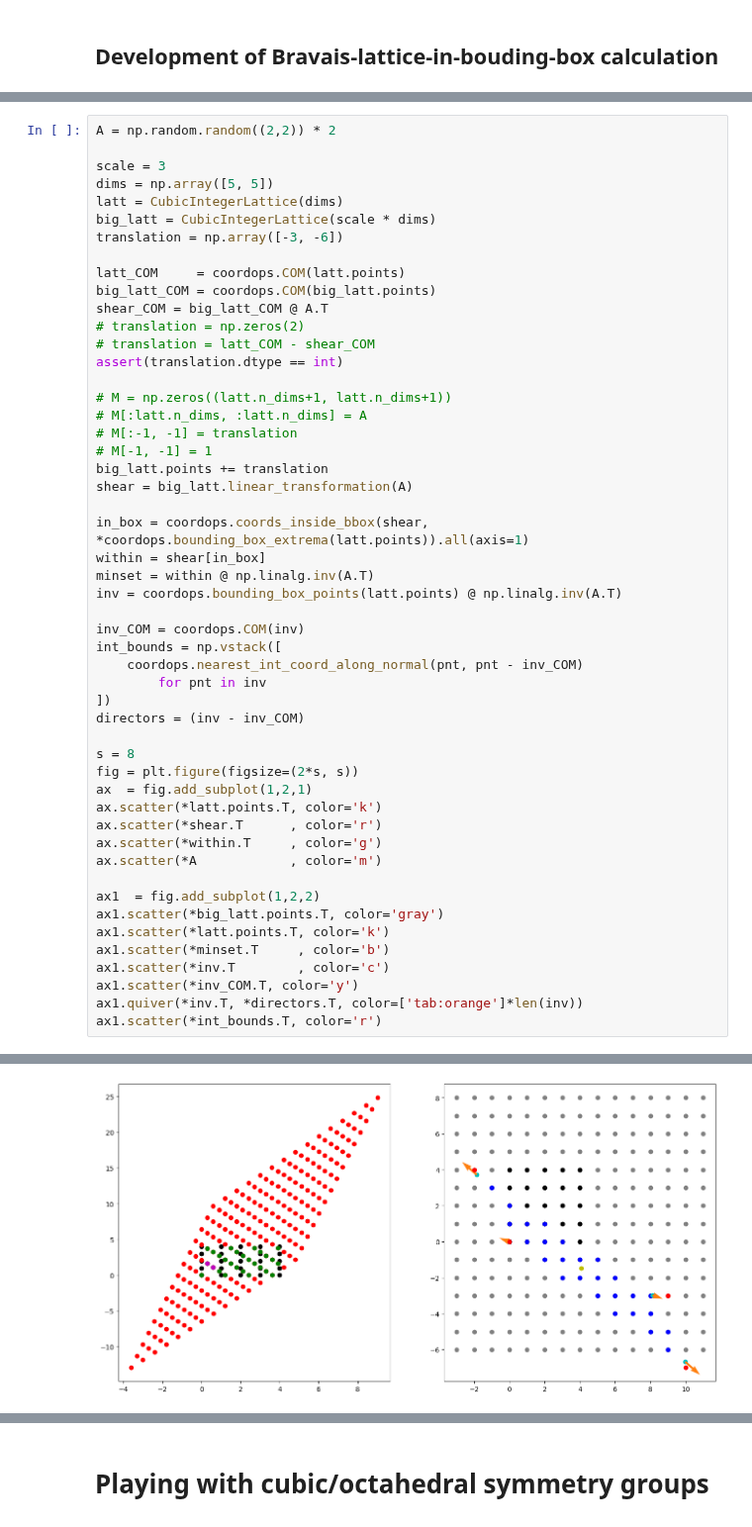
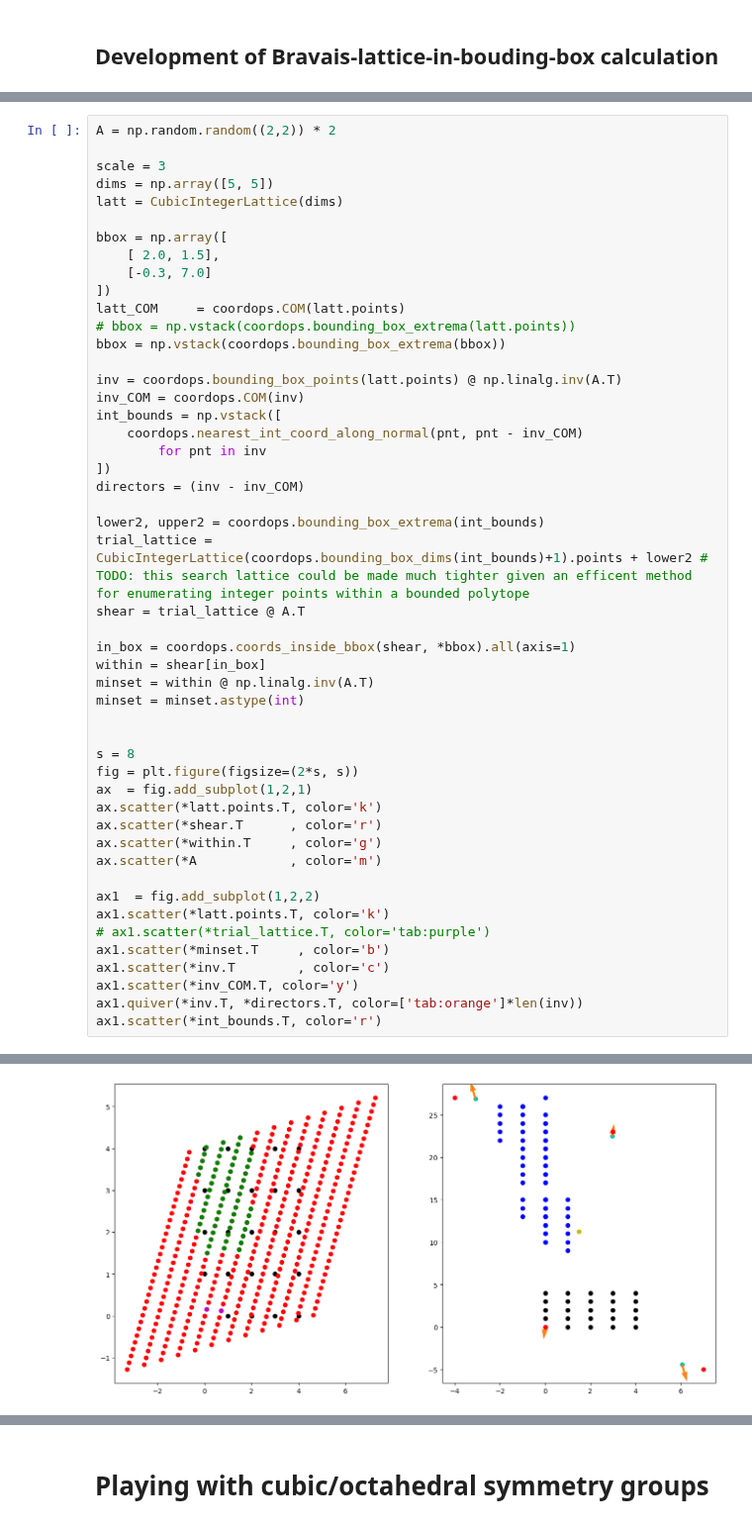
Before and after one commit to timbernat/NREL_polymers, a Jupyter notebook: coordgen.ipynb, the cells around one changed output, grey strips where cells are left out. Shown at 99% size. Saved outputs shown, nothing was run; the diff lists cells and outputs as text.

Commit message:
Encapsulated bounding box utilities with representation class

```diff
--- a/coordgen.ipynb
+++ b/coordgen.ipynb
@@ -97,51 +188,49 @@ A = np.random.random((2,2)) * 2
 scale = 3
 dims = np.array([5, 5])
 latt = CubicIntegerLattice(dims)
-big_latt = CubicIntegerLattice(scale * dims)
-translation = np.array([-3, -6])
 
+bbox = np.array([
+    [ 2.0, 1.5],
+    [-0.3, 7.0]
+])
 latt_COM     = coordops.COM(latt.points)
-big_latt_COM = coordops.COM(big_latt.points)
-shear_COM = big_latt_COM @ A.T
-# translation = np.zeros(2)
-# translation = latt_COM - shear_COM
-assert(translation.dtype == int)
+# bbox = np.vstack(coordops.bounding_box_extrema(latt.points))
+bbox = np.vstack(coordops.bounding_box_extrema(bbox))
 
-# M = np.zeros((latt.n_dims+1, latt.n_dims+1))
-# M[:latt.n_dims, :latt.n_dims] = A
-# M[:-1, -1] = translation
-# M[-1, -1] = 1
-big_latt.points += translation
-shear = big_latt.linear_transformation(A)
-
-in_box = coordops.coords_inside_bbox(shear, *coordops.bounding_box_extrema(latt.points)).all(axis=1)
-within = shear[in_box]
-minset = within @ np.linalg.inv(A.T)
 inv = coordops.bounding_box_points(latt.points) @ np.linalg.inv(A.T)
-
 inv_COM = coordops.COM(inv)
 int_bounds = np.vstack([
     coordops.nearest_int_coord_along_normal(pnt, pnt - inv_COM)
         for pnt in inv
 ])
 directors = (inv - inv_COM)
+
+lower2, upper2 = coordops.bounding_box_extrema(int_bounds)
+trial_lattice = CubicIntegerLattice(coordops.bounding_box_dims(int_bounds)+1).points + lower2 # TODO: this search lattice could be made much tighter given an efficent method for enumerating integer points within a bounded polytope
+shear = trial_lattice @ A.T
+
+in_box = coordops.coords_inside_bbox(shear, *bbox).all(axis=1)
+within = shear[in_box]
+minset = within @ np.linalg.inv(A.T)
+minset = minset.astype(int)
+
 
 s = 8
 fig = plt.figure(figsize=(2*s, s))
 ax  = fig.add_subplot(1,2,1)
 ax.scatter(*latt.points.T, color='k')
 ax.scatter(*shear.T      , color='r')
 ax.scatter(*within.T     , color='g')
 ax.scatter(*A            , color='m')
 
 ax1  = fig.add_subplot(1,2,2)
-ax1.scatter(*big_latt.points.T, color='gray')
 ax1.scatter(*latt.points.T, color='k')
+# ax1.scatter(*trial_lattice.T, color='tab:purple')
 ax1.scatter(*minset.T     , color='b')
 ax1.scatter(*inv.T        , color='c')
 ax1.scatter(*inv_COM.T, color='y')
 ax1.quiver(*inv.T, *directors.T, color=['tab:orange']*len(inv))
 ax1.scatter(*int_bounds.T, color='r')
 # %% [output]
 <matplotlib.collections.PathCollection at 0x...>
-[figure, old version]
+[figure, new version]
```
Also changed, not shown: parts of 14 cells of this notebook.
